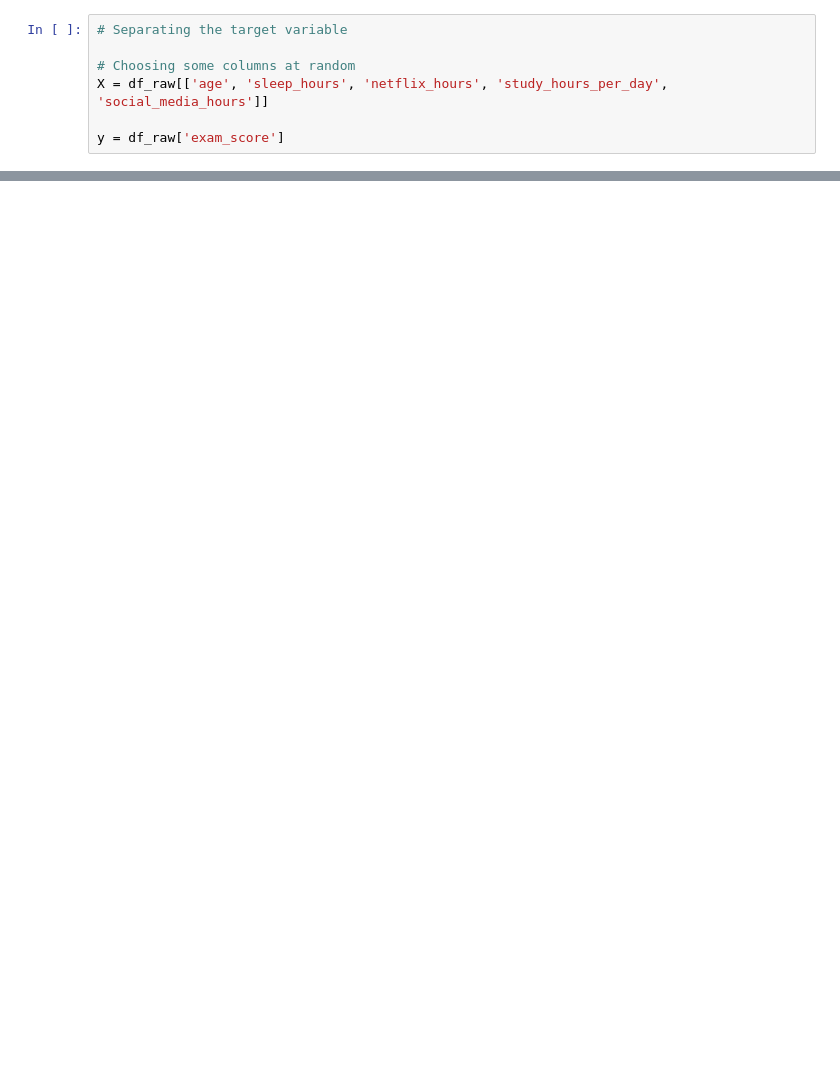
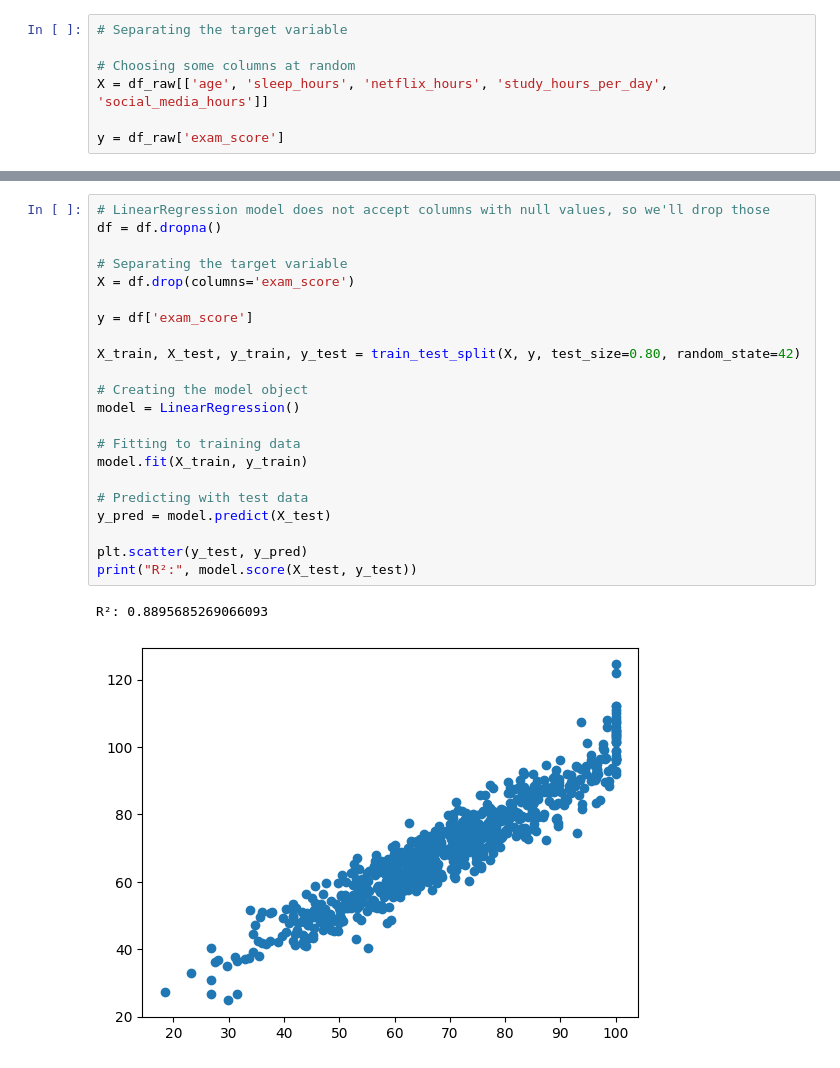
Before and after one commit to puck-arthur/data-learning, a Jupyter notebook: notebooks/week2_regression_scikit_refresher.ipynb, the cells around one changed output, grey strips where cells are left out. Cells and saved outputs as stored; diff of their text form; blank space fills up the shorter version.

```diff
--- a/notebooks/week2_regression_scikit_refresher.ipynb
+++ b/notebooks/week2_regression_scikit_refresher.ipynb
@@ -240,0 +237,25 @@ dtype: float64
+# %%
+# LinearRegression model does not accept columns with null values, so we'll drop those
+df = df.dropna()
+
+# Separating the target variable
+X = df.drop(columns='exam_score')
+
+y = df['exam_score']
+
+X_train, X_test, y_train, y_test = train_test_split(X, y, test_size=0.80, random_state=42)
+
+# Creating the model object
+model = LinearRegression()
+
+# Fitting to training data
+model.fit(X_train, y_train)
+
+# Predicting with test data
+y_pred = model.predict(X_test)
+
+plt.scatter(y_test, y_pred)
+print("R²:", model.score(X_test, y_test))
+# %% [output]
+R²: 0.8895685269066093
+[figure, added]
```
Also changed, not shown: parts of 8 cells of this notebook.
